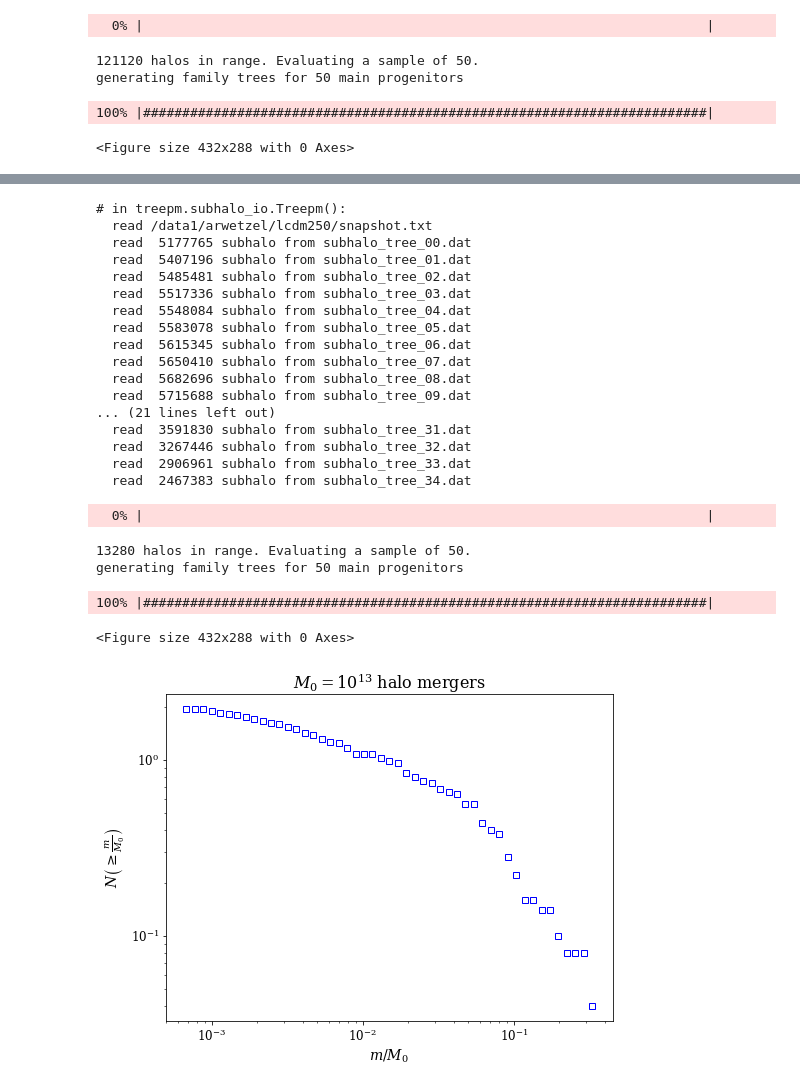
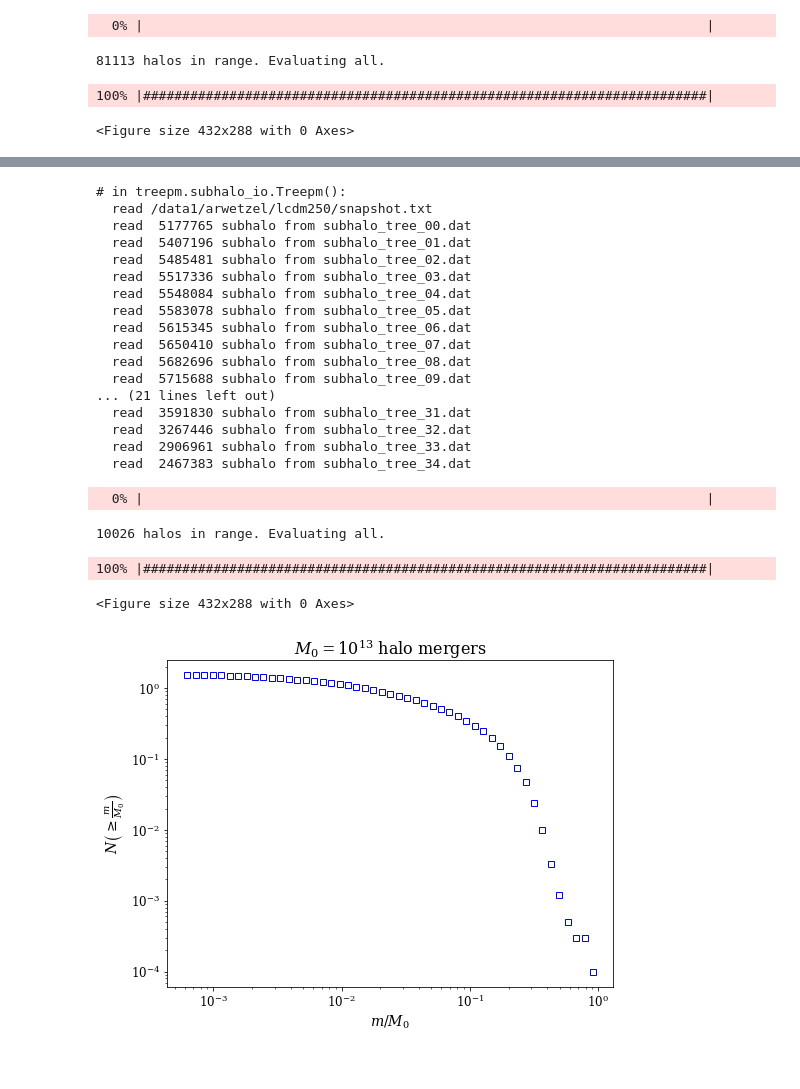
Before and after one commit to patricks1/mergers, a Jupyter notebook: gendistribution_tester.ipynb, the cells around one changed output, grey strips where cells are left out. Saved outputs shown, nothing was run; the diff lists cells and outputs as text; code cells hidden in the pictures.

```diff
--- a/gendistribution_tester.ipynb
+++ b/gendistribution_tester.ipynb
@@ -35,12 +17,12 @@ The backend was *originally* set to 'module://ipykernel.pylab.backend_inline' by
 # %%
 masswidth=0.5
-n=50
+n=None
 catalog_kind='subhalo'
 # %%
 cat12=mm.Mergerdata(12.,masswidth,catalog_kind=catalog_kind,n=n)
-cat12.gendistribution()
+cat12.gendistributionnew()
 cat13=mm.Mergerdata(13.,masswidth,catalog_kind=catalog_kind,n=n)
-cat13.gendistribution()
+cat13.gendistributionnew()
 # %% [output]
 # in treepm.subhalo_io.Treepm():
   read /data1/arwetzel/lcdm250/snapshot.txt
@@ -60,7 +42,6 @@ cat13.gendistribution()
   read  2906961 subhalo from subhalo_tree_33.dat
   read  2467383 subhalo from subhalo_tree_34.dat
   0% |                                                                        |
-121120 halos in range. Evaluating a sample of 50.
-generating family trees for 50 main progenitors
+81113 halos in range. Evaluating all.
 100% |########################################################################|
 <Figure size 432x288 with 0 Axes>
@@ -68,24 +49,23 @@ generating family trees for 50 main progenitors
 # in treepm.subhalo_io.Treepm():
   read /data1/arwetzel/lcdm250/snapshot.txt
   read  5177765 subhalo from subhalo_tree_00.dat
   read  5407196 subhalo from subhalo_tree_01.dat
   read  5485481 subhalo from subhalo_tree_02.dat
   read  5517336 subhalo from subhalo_tree_03.dat
   read  5548084 subhalo from subhalo_tree_04.dat
   read  5583078 subhalo from subhalo_tree_05.dat
   read  5615345 subhalo from subhalo_tree_06.dat
   read  5650410 subhalo from subhalo_tree_07.dat
   read  5682696 subhalo from subhalo_tree_08.dat
   read  5715688 subhalo from subhalo_tree_09.dat
 ... (21 lines left out)
   read  3591830 subhalo from subhalo_tree_31.dat
   read  3267446 subhalo from subhalo_tree_32.dat
   read  2906961 subhalo from subhalo_tree_33.dat
   read  2467383 subhalo from subhalo_tree_34.dat
   0% |                                                                        |
-13280 halos in range. Evaluating a sample of 50.
-generating family trees for 50 main progenitors
+10026 halos in range. Evaluating all.
 100% |########################################################################|
 <Figure size 432x288 with 0 Axes>
-[figure, old version]
+[figure, new version]
 # %%
```
Also changed, not shown: parts of 26 cells of this notebook, 27 other files.
